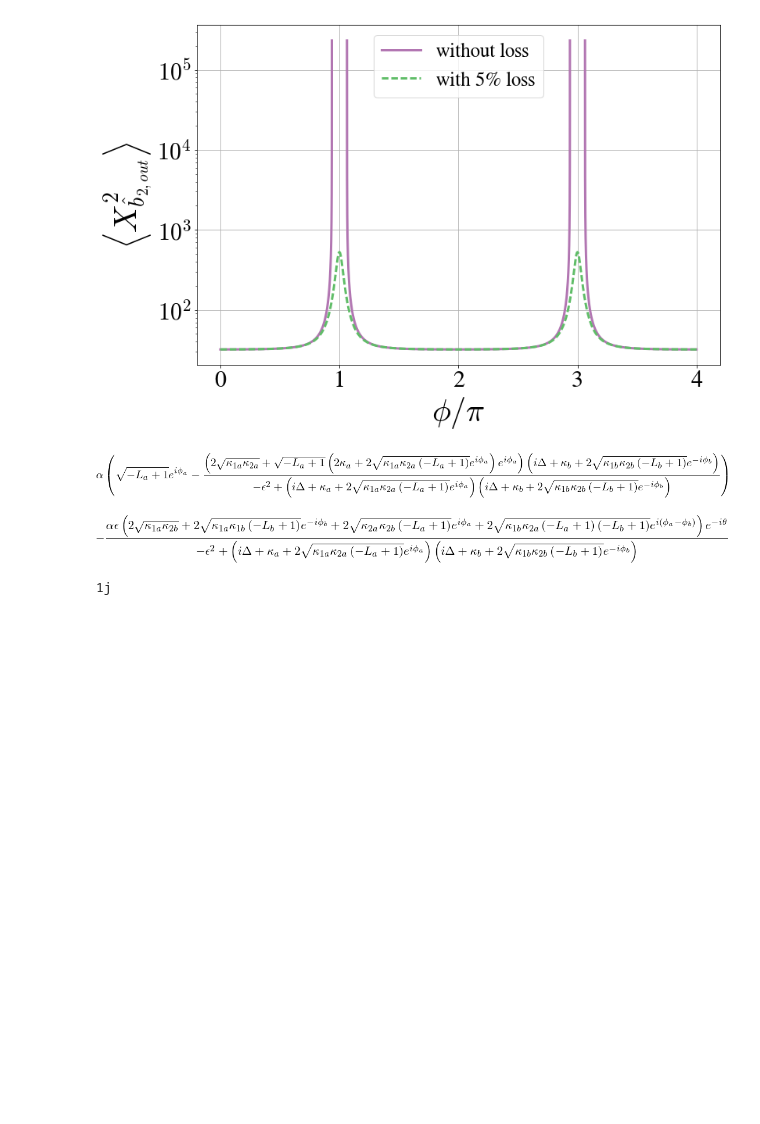
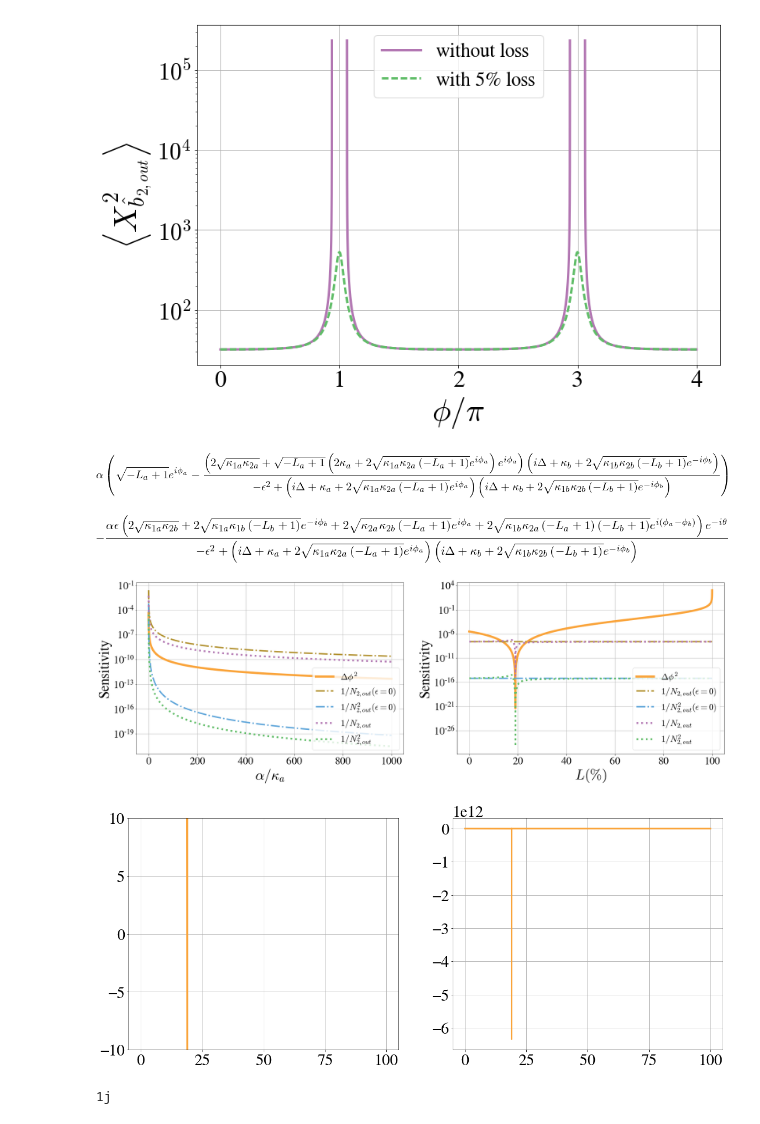
Before and after one commit to nemetniki/General-linear-model, a Jupyter notebook: NDPA_sensitivity.ipynb, the cells around one changed output. Drawn from its saved outputs; the diff is of its cells as text; code cells hidden in the pictures; blank space fills up the shorter version.

```diff
--- a/NDPA_sensitivity.ipynb
+++ b/NDPA_sensitivity.ipynb
@@ -1018,7 +1018,7 @@ def sens(theta,kapa,ra,La,phia,kapb,rb,Lb,phib,alpha,eps,Del,delta):
         (eps**2+np.abs(Kb(deltab))**2)*np.abs(alpha)**2
         return Nt1+Nt2
 
-    def N(deltaa,deltab):
+    def N(deltaa,deltab,eps):
         #Output photon number derivative
         Kcal1a = kapa + ka*np.cos(phia+deltaa) - kap1a*La
         Kcal2a = kapa + ka*np.cos(phia+deltaa) - kap2a*La
@@ -1036,14 +1036,17 @@ def sens(theta,kapa,ra,La,phia,kapb,rb,Lb,phib,alpha,eps,Del,delta):
         (R(deltaa,deltab)**2+pi(deltaa,deltab)**2) * \
                 (Kcal1a*(kapb+kb*np.cos(phib+deltab)) + Kcal1b*(kapa+ka*np.cos(phia+deltaa)))
         return Nout1+Nout2
+
     def derobs(delta,diff):
         return np.abs(.5*((sig(diff/2,delta)-sig(-diff/2,delta))/diff-\
            (sig(0,delta+diff/2)-sig(0,delta-diff/2))/diff))
     #print(alpha)
     #print(La,Lb)
     delsig = dersignal(theta,kapa,kapb,Del,kap1a,kap2a,kap1b,kap2b,La,Lb,phia,phib+delta,alpha,eps)
+
+    N2=N(0,delta,0)
     return np.abs(noise(0,delta))/np.abs(delsig)**2,np.abs(noise(0,delta))/np.abs(derobs(delta,10**(-12)))**2,\
-N(0,delta),noise(0,delta),delsig
+N(0,delta,eps),noise(0,delta),delsig,N2
 
 #    return np.abs(noise(delta))/np.abs((sig(delta)-sig(0))/delta)**2,noise(delta),(sig(delta)-sig(0))/delta
 
@@ -1085,59 +1088,66 @@ colors={'red':(241/255.,88/255.,84/255.),\
 #plt.plot(delta,sensd[2])
 #plt.xlim(-10**(-16),10**(-16))
 #plt.grid(True)
-fig = plt.figure(4,figsize=(30,8))
+fig = plt.figure(4,figsize=(30,9))
 ax1 = fig.add_subplot(121)
 alpha = np.linspace(0.1,1000,100000)
 #alpha = np.linspace(199,201,100000)
-sensa = sens(1,10,0.933012701892219,20,1,10,0.933012701892219,20,1,alpha,0.55,0,0)
+#sensa = sens(1,10,0.933012701892219,20,1,10,0.933012701892219,20,1,alpha,0.55,0,0)
 #sensa = sens(1,10,0.933012701892219,69.07728405845,1,10,0.933012701892219,69.07728405845,1,alpha,0.55,0,0)
 #sensa = sens(0,10,0.0001,20,1,10,0.0001,20,1,alpha,1.,0,0)
-#sensa = sens(1,10,0.5,20,1,10,0.5,20,1,alpha,0.1,0,0)
+sensa = sens(0,10,0.5,20,1,10,0.5,20,1,alpha,0.1,0,0)
 #sensa = sens(0,10,0.5,2,0,10,0.5,2,1,alpha,0.1,0,0)
 ax1.grid(True)
-ax1.semilogy(alpha,sensa[0],label='$\Delta\phi^2$ an',lw=3,color=colors['orange'])
-ax1.semilogy(alpha,sensa[1],label='$\Delta\phi^2$ num',ls=':',lw=4,color=colors['brown'])
-ax1.semilogy(alpha,1/sensa[2],label='$1/N_{2,out}$',lw=4,ls="--",color=colors['purple'])
-ax1.semilogy(alpha,1/sensa[2]**2,label='$1/N_{2,out}^2$',lw=4,ls="-.",color=colors['green'])
+ax1.semilogy(alpha,sensa[0],label='$\Delta\phi^2$',lw=6,color=colors['orange'])
+#ax1.semilogy(alpha,sensa[1],label='$\Delta\phi^2$ num',ls=':',lw=4,color=colors['brown'])
+ax1.semilogy(alpha,1/sensa[5],label='$1/N_{2,out}(\epsilon=0)$',ls='-.',lw=4,color=colors['brown'])
+ax1.semilogy(alpha,1/sensa[5]**2,label='$1/N^2_{2,out}(\epsilon=0)$',ls='-.',lw=4,color=colors['blue'])
+ax1.semilogy(alpha,1/sensa[2],label='$1/N_{2,out}$',lw=5,ls=":",color=colors['purple'])
+ax1.semilogy(alpha,1/sensa[2]**2,label='$1/N_{2,out}^2$',lw=5,ls=":",color=colors['green'])
 ax1.set_xlabel('$\\alpha/\kappa_a$',fontsize = 40)
 ax1.set_ylabel('Sensitivity',fontsize = 40)
 ax1.legend(fontsize = 25,loc='lower right')
 #ax1.set_ylim(10**(-21),10**(-3))
 #Ltest = np.linspace(69.07728405845,69.07728405846,100000)
-Ltest = np.linspace(0,100,5000000)
+Ltest = np.linspace(0,100,50000)
 #sensa = sens(0,10,0.933012701892219,2,1,10,0.933012701892219,2,1,alpha,0.499,0,0)
 
 #plt.figure(5,figsize=(13,8))
 ax2 = fig.add_subplot(122)
-sensL = sens(1,10,0.933012701892219,Ltest,1,10,0.933012701892219,Ltest,1,200,0.55,0,0)
+#sensL = sens(1,10,0.933012701892219,Ltest,1,10,0.933012701892219,Ltest,1,200,0.55,0,0)
 #sensL = sens(1,10,0.0001,Ltest,1,10,0.0001,Ltest,1,200,1.,0,0)
-#sensL = sens(1,10,0.5,Ltest,1,10,0.5,Ltest,1,100,0.1,0,0)
+sensL = sens(0,10,0.5,Ltest,1,10,0.5,Ltest,1,100,0.1,0,0)
 #sensL = sens(1,10,0.5,Ltest,0,10,0.5,Ltest,1,100,0.1,0,0)
 ax2.grid(True)
 
-ax2.semilogy(Ltest,sensL[0],label='$\Delta\phi^2$ an',lw=3,color=colors['orange'])
-ax2.semilogy(Ltest,sensL[1],label='$\Delta\phi^2$ num',ls=':',lw=4,color=colors['brown'])
-ax2.semilogy(Ltest,1/sensL[2],label='$1/N_{2,out}$',lw=3,ls="--",color=colors['purple'])
-ax2.semilogy(Ltest,1/sensL[2]**2,label='$1/N_{2,out}^2$',lw=4,ls="-.",color=colors['green'])
+ax2.semilogy(Ltest,sensL[0],label='$\Delta\phi^2$',lw=6,color=colors['orange'])
+#ax2.semilogy(Ltest,sensa[1],label='$\Delta\phi^2$ num',ls=':',lw=4,color=colors['brown'])
+ax2.semilogy(Ltest,1/sensL[5],label='$1/N_{2,out}(\epsilon=0)$',ls='-.',lw=4,color=colors['brown'])
+ax2.semilogy(Ltest,1/sensL[5]**2,label='$1/N^2_{2,out}(\epsilon=0)$',ls='-.',lw=4,color=colors['blue'])
+ax2.semilogy(Ltest,1/sensL[2],label='$1/N_{2,out}$',lw=5,ls=":",color=colors['purple'])
+ax2.semilogy(Ltest,1/sensL[2]**2,label='$1/N_{2,out}^2$',lw=5,ls=":",color=colors['green'])
 #ax2.set_ylim(10**(-21),10**(-3))
 ax2.set_xlabel('$L(\%)$',fontsize = 40)
 ax2.set_ylabel('Sensitivity',fontsize = 40)
 ax2.legend(fontsize = 25,loc='lower right')
 
 fig2 = plt.figure(6,figsize=(20,8))
 ax11 = fig2.add_subplot(121)
 ax11.grid(True)
 ax11.plot(Ltest,sensL[3],label='$\Delta\phi^2$',lw=3,color=colors['orange'])
 ax12 = fig2.add_subplot(122)
 ax12.grid(True)
 ax12.plot(Ltest,sensL[4],label='$\Delta\phi^2$',lw=3,color=colors['orange'])
 ax11.set_ylim(-10,10)
 #plt.plot(Ltest,0*Ltest,lw=3,ls='--',color='grey')
 #plt.semilogy(alpha,1/sensa[3]**2,label='$1/N^2$',lw=3,ls="-.",color=colors['green'])
 #plt.xlabel('$L (\%)$',fontsize = 40)
 #plt.ylabel('Stability',fontsize = 40)
 #plt.legend(fontsize = 30)
 plt.show()
+# %% [output]
+[figure, added]
+[figure, added]
 # %%
 # %% [output]
 1j
```
Also changed, not shown: 1 other file.
